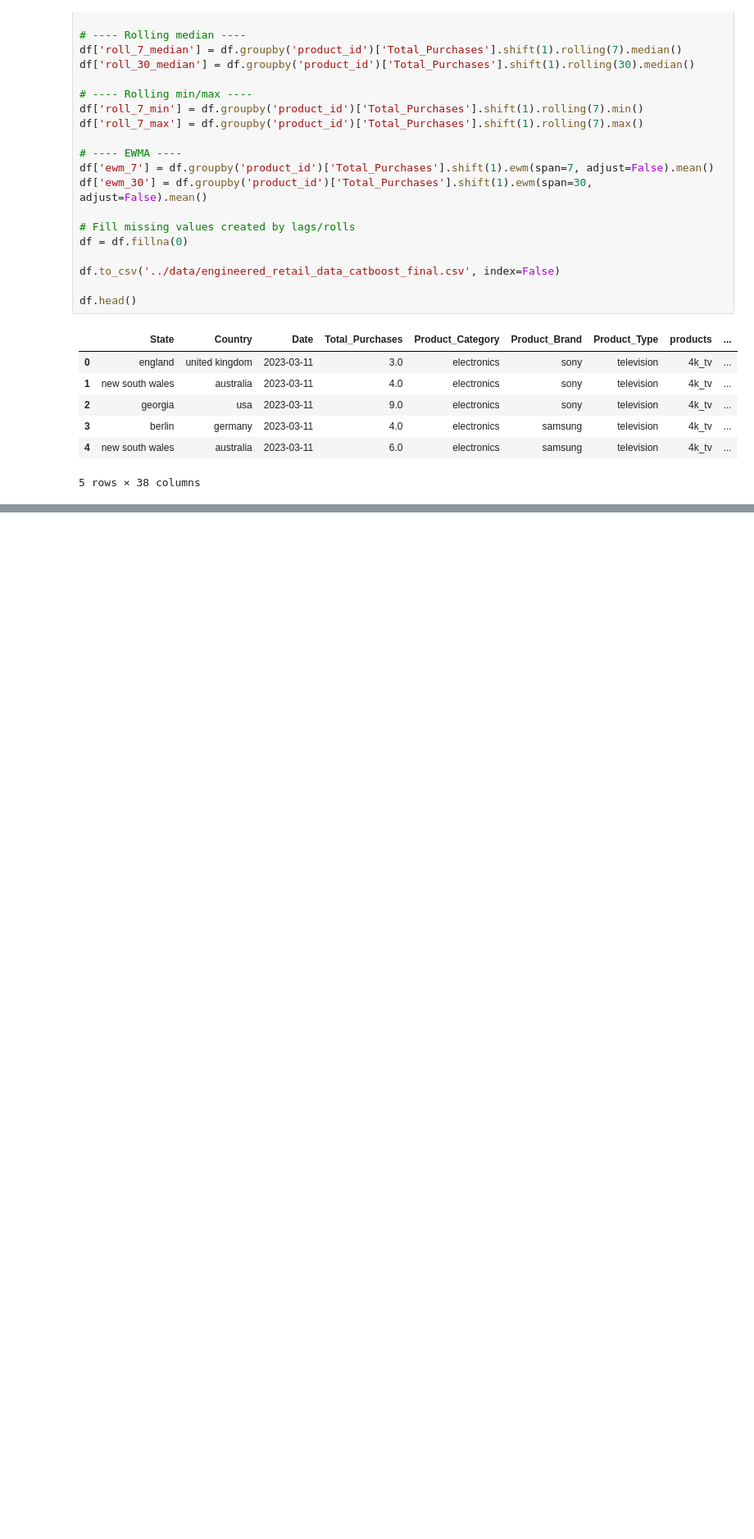
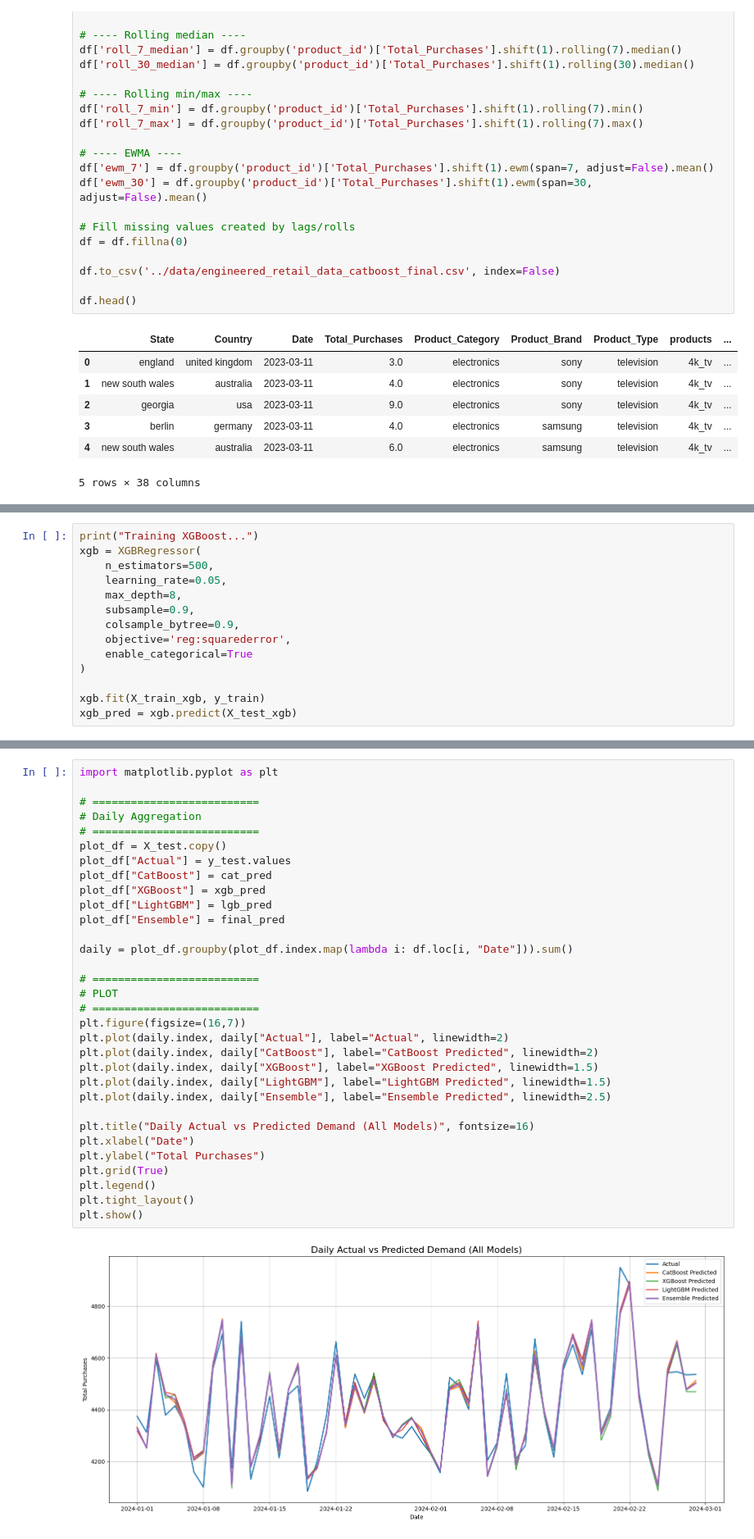
Before and after one commit to sivakagit/Inventory-Management-and-Supply-Chain-Optimization, a Jupyter notebook: notebooks/model_building_catboost.ipynb, the cells around one changed output, grey strips where cells are left out. Shown: that part at 82% size. Cells and saved outputs as stored; diff of their text form; blank space fills up the shorter version.

Commit message:
"combined model"

```diff
--- a/notebooks/model_building_catboost.ipynb
+++ b/notebooks/model_building_catboost.ipynb
@@ -177,0 +262,14 @@ plt.show()
+# %%
+print("Training XGBoost...")
+xgb = XGBRegressor(
+    n_estimators=500,
+    learning_rate=0.05,
+    max_depth=8,
+    subsample=0.9,
+    colsample_bytree=0.9,
+    objective='reg:squarederror',
+    enable_categorical=True
+)
+
+xgb.fit(X_train_xgb, y_train)
+xgb_pred = xgb.predict(X_test_xgb)
@@ -177,0 +342,34 @@ plt.show()
+# %%
+import matplotlib.pyplot as plt
+
+# ==========================
+# Daily Aggregation
+# ==========================
+plot_df = X_test.copy()
+plot_df["Actual"] = y_test.values
+plot_df["CatBoost"] = cat_pred
+plot_df["XGBoost"] = xgb_pred
+plot_df["LightGBM"] = lgb_pred
+plot_df["Ensemble"] = final_pred
+
+daily = plot_df.groupby(plot_df.index.map(lambda i: df.loc[i, "Date"])).sum()
+
+# ==========================
+# PLOT
+# ==========================
+plt.figure(figsize=(16,7))
+plt.plot(daily.index, daily["Actual"], label="Actual", linewidth=2)
+plt.plot(daily.index, daily["CatBoost"], label="CatBoost Predicted", linewidth=2)
+plt.plot(daily.index, daily["XGBoost"], label="XGBoost Predicted", linewidth=1.5)
+plt.plot(daily.index, daily["LightGBM"], label="LightGBM Predicted", linewidth=1.5)
+plt.plot(daily.index, daily["Ensemble"], label="Ensemble Predicted", linewidth=2.5)
+
+plt.title("Daily Actual vs Predicted Demand (All Models)", fontsize=16)
+plt.xlabel("Date")
+plt.ylabel("Total Purchases")
+plt.grid(True)
+plt.legend()
+plt.tight_layout()
+plt.show()
+# %% [output]
+[figure, added]
```
Also changed, not shown: parts of 13 cells of this notebook, 6 other files.
